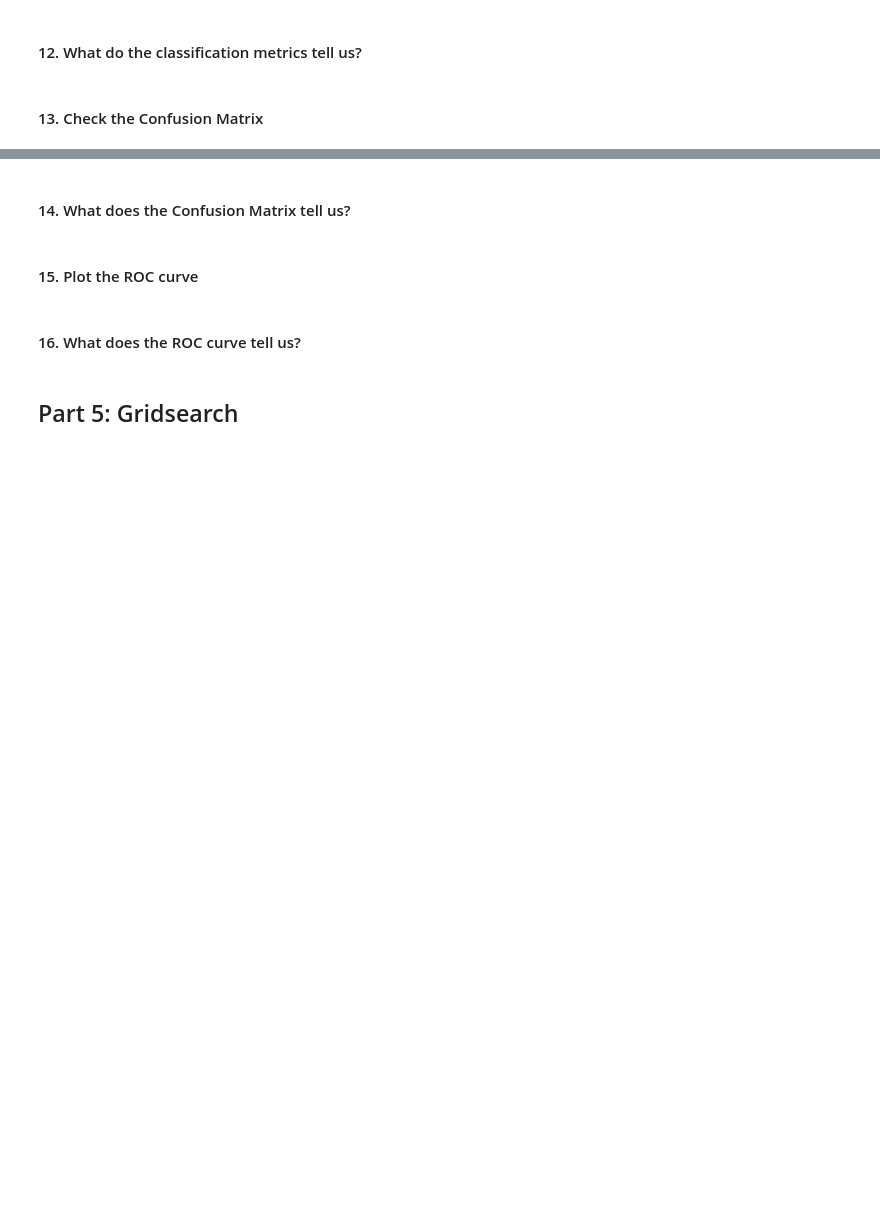
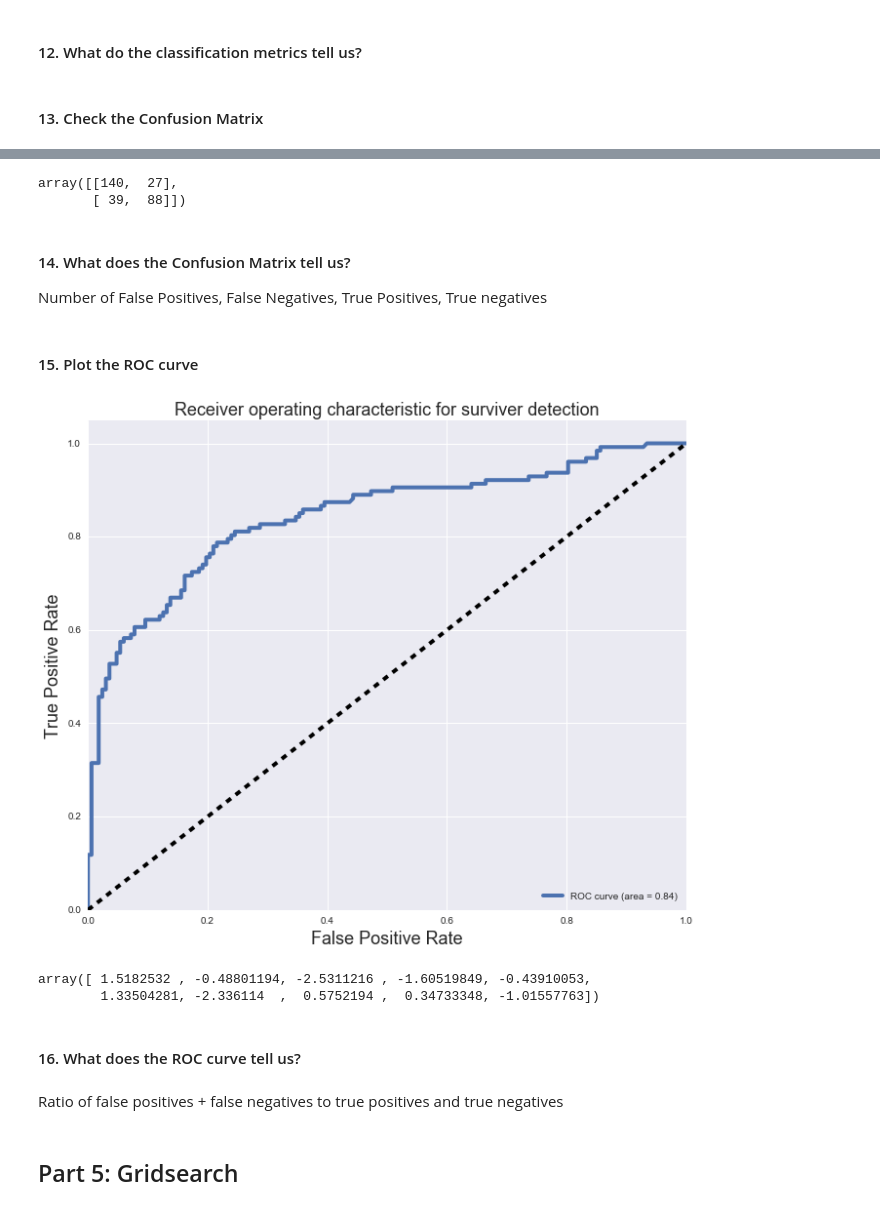
Before and after one commit to stavgrossfeld/GA-Data-Science-Immersive, a Jupyter notebook: projects/project-05/code/starter-code/starter-code.ipynb, the cells around one changed output, grey strips where cells are left out. Drawn from its saved outputs; the diff is of its cells as text; code cells hidden in the pictures; blank space fills up the shorter version.

```diff
--- a/projects/project-05/code/starter-code/starter-code.ipynb
+++ b/projects/project-05/code/starter-code/starter-code.ipynb
@@ -40,6 +130,20 @@ bash: line 1: psql: command not found
 # %% [markdown]
 #### 1. Define the variables that we will use in our classification analysis
+# %%
+from sklearn.linear_model import LogisticRegression
+from sklearn import cross_validation
+import patsy
+
+formula = 'Survived ~ Age + C(Sex) + C(Embarked) + C(SibSp) + C(Parch) + C(Pclass) + Fare - 1'
 # %% [markdown]
 #### 2. Transform "Y" into a 1-Dimensional Array for SciKit-Learn
+# %%
+y_mat, x_mat = patsy.dmatrices(formula, data = titanic_set)
+y_mat = np.ravel(y_mat)
 # %% [markdown]
 #### 3. Conduct the logistic regression
+# %%
+logreg = LogisticRegression()    # Create logistic Regression object
+logreg.fit(x_mat,y_mat)   # fit on our data
+
+print logreg.score(x_mat,y_mat)   # score our data
@@ -48,2 +217,9 @@ bash: line 1: psql: command not found
 # %% [markdown]
 #### 6. Test the Model by introducing a *Test* or *Validaton* set
+# %%
+from sklearn.cross_validation import train_test_split
+X_train, X_test, Y_train, Y_test = train_test_split(x_mat,y_mat, test_size = .33,)
+logreg.fit(X_train,Y_train)
+
+print logreg.score(X_train, Y_train)
+print logreg.score(X_test, Y_test)
@@ -64,9 +302,49 @@ bash: line 1: psql: command not found
+# %%
+from sklearn.metrics import confusion_matrix
+confusion_matrix(Y_test, y_pred)
+# %% [output]
+array([[140,  27],
+       [ 39,  88]])
 # %% [markdown]
 #### 14. What does the Confusion Matrix tell us?
+
+Number of False Positives, False Negatives, True Positives, True negatives
 # %% [markdown]
 #### 15. Plot the ROC curve
+# %%
+from sklearn.metrics import roc_curve, auc
+Y_score = logreg.decision_function(X_test)
+
+FPR = dict()
+TPR = dict()
+ROC_AUC = dict()
+
+# For class 1, find the area under the curve
+FPR[1], TPR[1], _ = roc_curve(Y_test, Y_score)
+ROC_AUC[1] = auc(FPR[1], TPR[1])
+
+# Plot of a ROC curve for class 1 (has_cancer)
+plt.figure(figsize=[11,9])
+plt.plot(FPR[1], TPR[1], label='ROC curve (area = %0.2f)' % ROC_AUC[1], linewidth=4)
+plt.plot([0, 1], [0, 1], 'k--', linewidth=4)
+plt.xlim([0.0, 1.0])
+plt.ylim([0.0, 1.05])
+plt.xlabel('False Positive Rate', fontsize=18)
+plt.ylabel('True Positive Rate', fontsize=18)
+plt.title('Receiver operating characteristic for surviver detection', fontsize=18)
+plt.legend(loc="lower right")
+plt.show()
+# %% [output]
+[figure, added]
+# %%
+Y_score[0:10]
+# %% [output]
+array([ 1.5182532 , -0.48801194, -2.5311216 , -1.60519849, -0.43910053,
+        1.33504281, -2.336114  ,  0.5752194 ,  0.34733348, -1.01557763])
 # %% [markdown]
 #### 16. What does the ROC curve tell us?
+# %% [markdown]
+Ratio of false positives + false negatives to true positives and true negatives
 # %% [markdown]
 ## Part 5: Gridsearch
 # %% [markdown]
```
Also changed, not shown: parts of 45 cells of this notebook, 2 other files.
